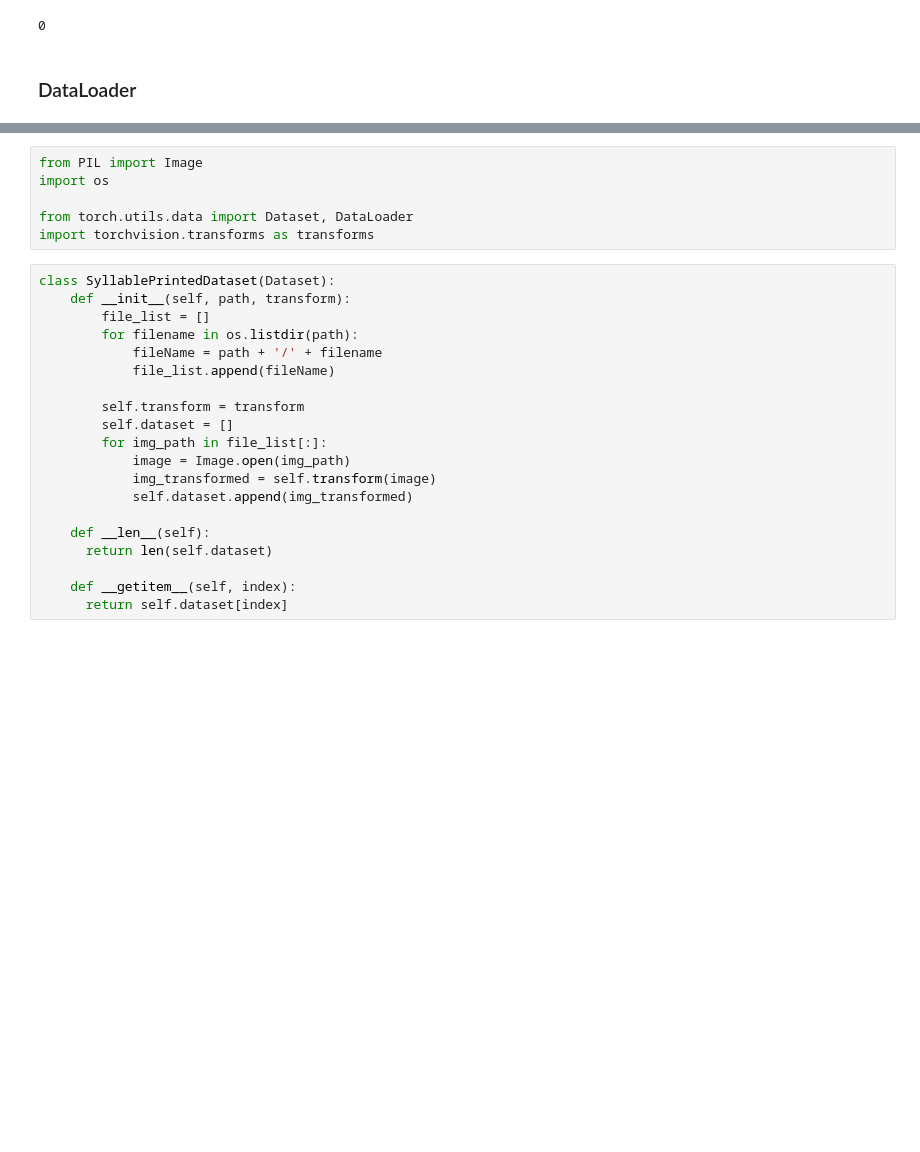
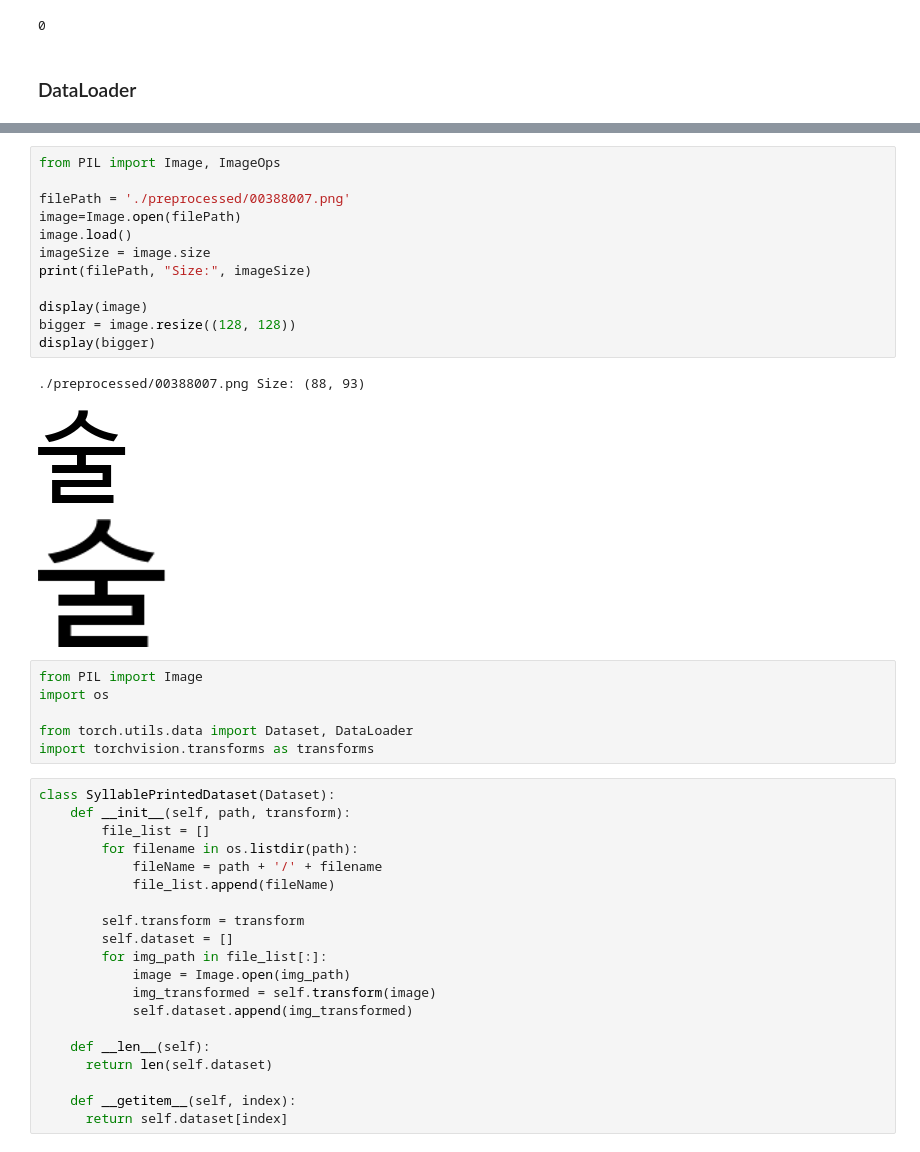
Before and after one commit to PILGI-Analog-To-Digital/Analog-PILGI-to-DIgital, a Jupyter notebook: GAN/selfAttentionGAN.ipynb, the cells around one changed output, grey strips where cells are left out. Cells and saved outputs as stored; diff of their text form; blank space fills up the shorter version.

```diff
--- a/GAN/selfAttentionGAN.ipynb
+++ b/GAN/selfAttentionGAN.ipynb
@@ -80,3 +80,19 @@ warning:  skipped "../" path component(s) in ../cropped_printed/00022363.png
+# %%
+from PIL import Image, ImageOps
+
+filePath = './preprocessed/00388007.png'
+image=Image.open(filePath)
+image.load()
+imageSize = image.size
+print(filePath, "Size:", imageSize)
+
+display(image)
+bigger = image.resize((128, 128))
+display(bigger)
+# %% [output]
+./preprocessed/00388007.png Size: (88, 93)
+[figure, added]
+[figure, added]
 # %%
 from PIL import Image
 import os
```
Also changed, not shown: parts of 10 cells of this notebook.
